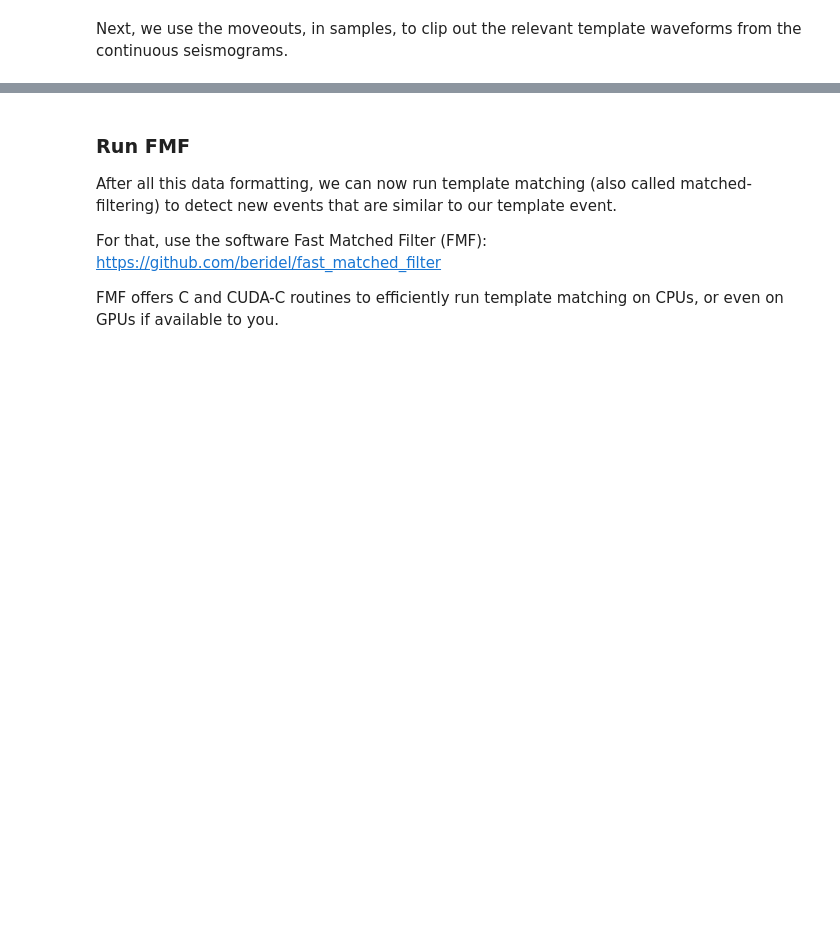
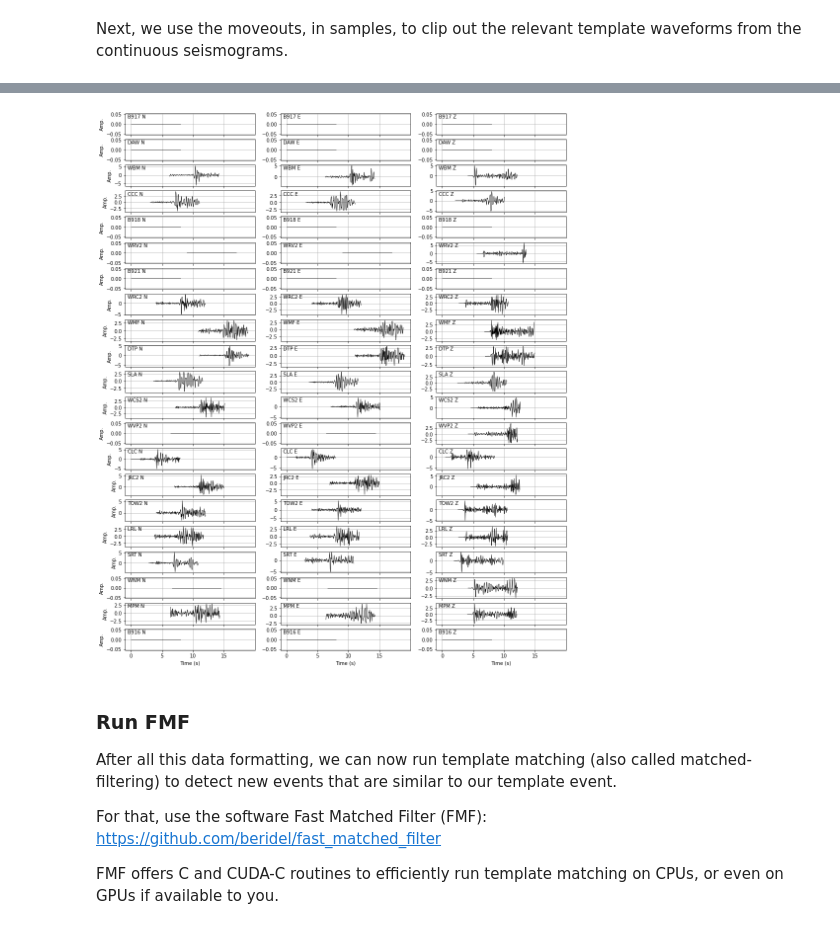
Before and after one commit to AI4EPS/Earthquake_Catalog_Workshop, a Jupyter notebook: notebooks/tm_one_template.ipynb, the cells around one changed output, grey strips where cells are left out. Drawn from its saved outputs; the diff is of its cells as text; code cells hidden in the pictures; blank space fills up the shorter version.

```diff
--- a/notebooks/tm_one_template.ipynb
+++ b/notebooks/tm_one_template.ipynb
@@ -510,6 +516,27 @@ array([[[ 0.00000000e+00,  0.00000000e+00,  0.00000000e+00, ...,
         [ 0.00000000e+00,  0.00000000e+00,  0.00000000e+00, ...,
           0.00000000e+00,  0.00000000e+00,  0.00000000e+00]]],
       dtype=float32)
+# %%
+fig, axes = plt.subplots(num="template_waveforms", nrows=num_stations, ncols=num_channels, figsize=(16, 20), sharex=True)
+for s, sta in enumerate(station_codes):
+    for c, cp in enumerate(component_codes):
+        time_sec = (max(0., moveouts_samp_arr[s, c]) + np.arange(TEMPLATE_DURATION_SAMP)) / SAMPLING_RATE_HZ
+        axes[s, c].plot(
+            time_sec,
+            template_waveforms_arr[s, c, :],
+            color="k",
+            lw=0.75
+        )
+        axes[s, c].text(0.02, 0.96, sta + " " + cp, ha="left", va="top", transform=axes[s, c].transAxes)
+        # axes[s, c].set_title(sta + " " + cp)
+        if s == num_stations - 1:
+            axes[s, c].set_xlabel("Time (s)")
+        if c == 0:
+            axes[s, c].set_ylabel("Amp.")
+        axes[s, c].grid()
+# plt.tight_layout()
+# %% [output]
+[figure, added]
 # %%
 # normalize template waveforms for numerical reasons
 norm = np.std(template_waveforms_arr, axis=-1, keepdims=True)
```
Also changed, not shown: parts of 10 cells of this notebook, 2 other files.
